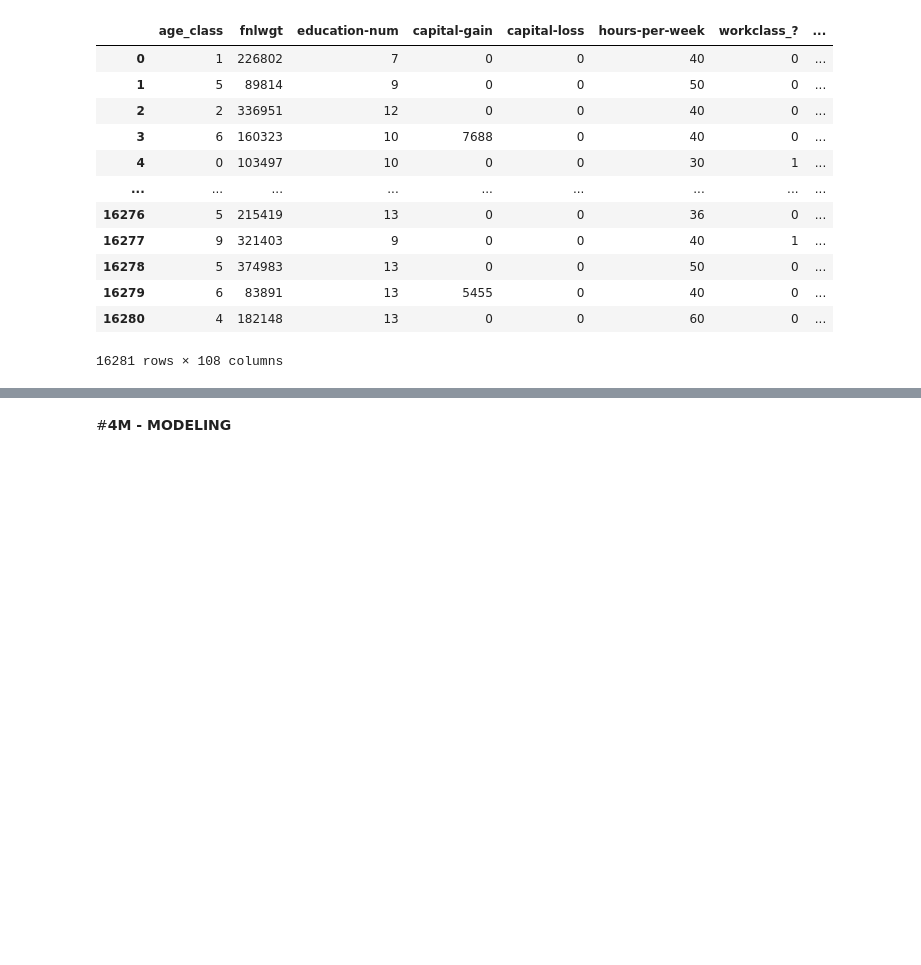
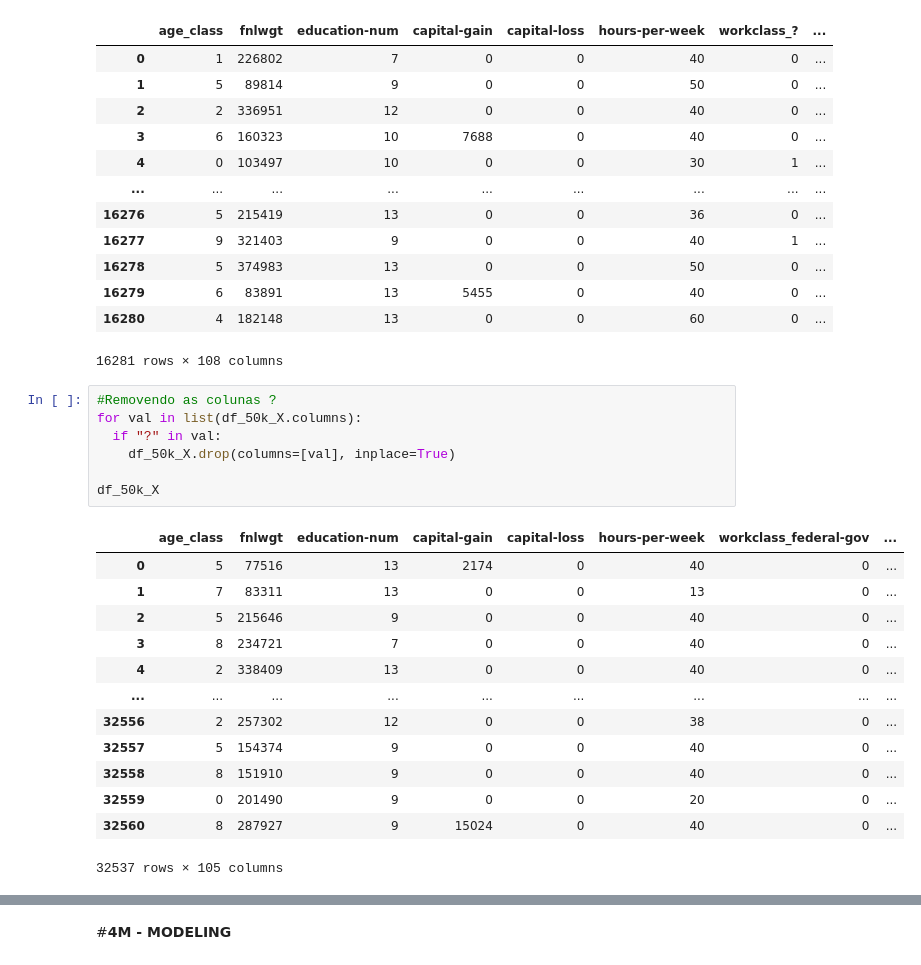
Before and after one commit to massaoHigaskino/DSWP, a Jupyter notebook: dswp_grupo1.ipynb, the cells around one changed output, grey strips where cells are left out. Saved outputs shown, nothing was run; the diff lists cells and outputs as text; blank space fills up the shorter version.

Commit message:
Removed ? columns.

```diff
--- a/dswp_grupo1.ipynb
+++ b/dswp_grupo1.ipynb
@@ -812,3 +812,24 @@ df_50k_test_X
 | 16279 | 6 | 83891 | 13 | 5455 | 0 | 40 | 0 | ... |
 | 16280 | 4 | 182148 | 13 | 0 | 0 | 60 | 0 | ... |
 16281 rows × 108 columns
+# %%
+#Removendo as colunas ?
+for val in list(df_50k_X.columns):
+  if "?" in val:
+    df_50k_X.drop(columns=[val], inplace=True)
+
+df_50k_X
+# %% [output]
+|  | age_class | fnlwgt | education-num | capital-gain | capital-loss | hours-per-week | workclass_federal-gov | ... |
+| 0 | 5 | 77516 | 13 | 2174 | 0 | 40 | 0 | ... |
+| 1 | 7 | 83311 | 13 | 0 | 0 | 13 | 0 | ... |
+| 2 | 5 | 215646 | 9 | 0 | 0 | 40 | 0 | ... |
+| 3 | 8 | 234721 | 7 | 0 | 0 | 40 | 0 | ... |
+| 4 | 2 | 338409 | 13 | 0 | 0 | 40 | 0 | ... |
+| ... | ... | ... | ... | ... | ... | ... | ... | ... |
+| 32556 | 2 | 257302 | 12 | 0 | 0 | 38 | 0 | ... |
+| 32557 | 5 | 154374 | 9 | 0 | 0 | 40 | 0 | ... |
+| 32558 | 8 | 151910 | 9 | 0 | 0 | 40 | 0 | ... |
+| 32559 | 0 | 201490 | 9 | 0 | 0 | 20 | 0 | ... |
+| 32560 | 8 | 287927 | 9 | 15024 | 0 | 40 | 0 | ... |
+32537 rows × 105 columns
```
Also changed, not shown: parts of 3 cells of this notebook.
